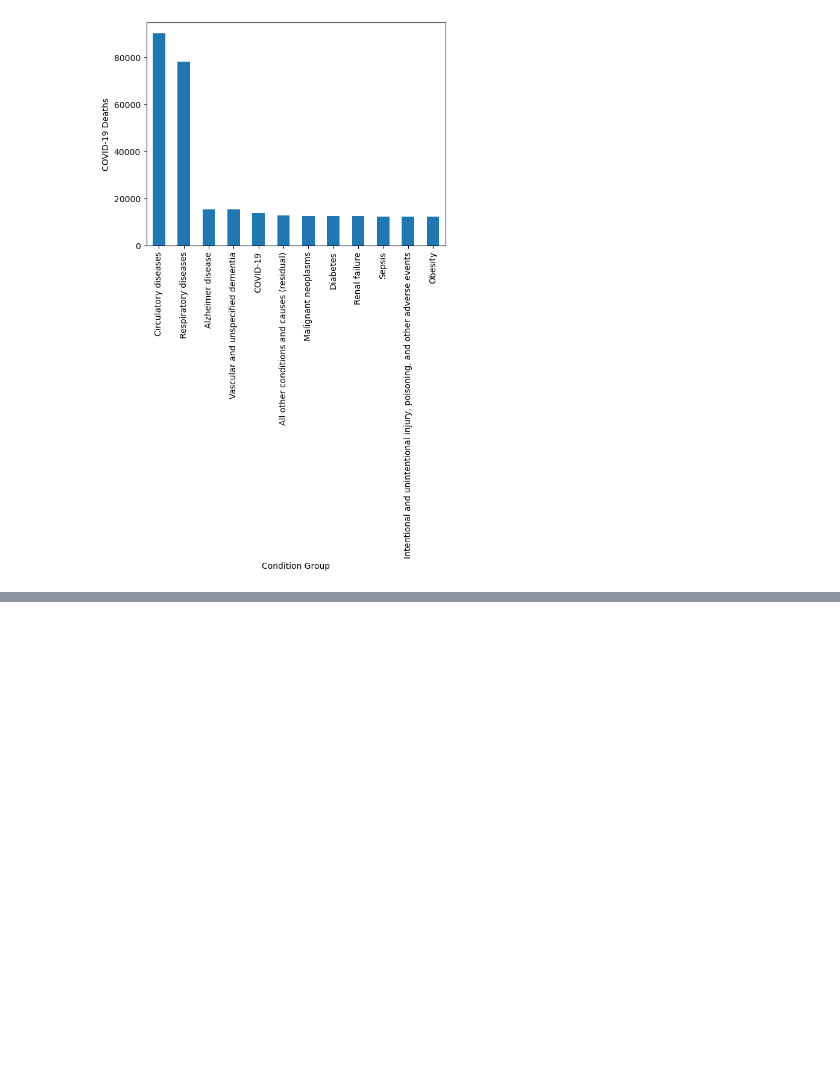
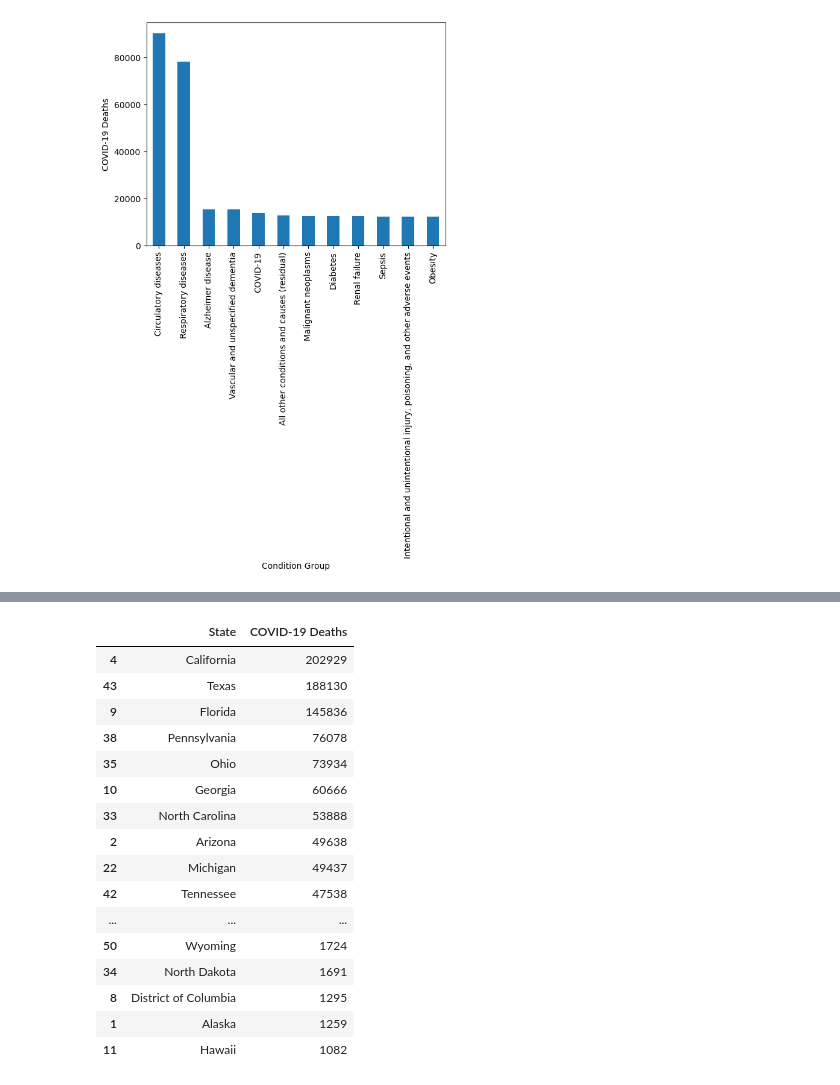
Before and after one commit to willbang548/Group_1, a Jupyter notebook: rbruceq1.ipynb, the cells around one changed output, grey strips where cells are left out. Cells and saved outputs as stored; diff of their text form; code cells hidden in the pictures; blank space fills up the shorter version.

```diff
--- a/rbruceq1.ipynb
+++ b/rbruceq1.ipynb
@@ -73,0 +85,30 @@ Name: COVID-19 Deaths, Length: 1242, dtype: int64
+# %%
+
+#DF 2021
+year = 2021
+values_to_drop = ['United States', 'New York', 'Puerto Rico']
+clean_df = clean_df.drop(clean_df[clean_df['State'].isin(values_to_drop)].index)
+df_year_2 = clean_df[clean_df['Year'] == year]
+grouped_2 = df_year_2.groupby('State')['COVID-19 Deaths'].sum()
+df_grouped_2 = pd.DataFrame({'State': grouped_2.index, 'COVID-19 Deaths': grouped_2.values})
+df_grouped_2 = df_grouped_2.sort_values('COVID-19 Deaths', ascending = False)
+
+df_grouped_2.head(50)
+# %% [output]
+|  | State | COVID-19 Deaths |
+| 4 | California | 202929 |
+| 43 | Texas | 188130 |
+| 9 | Florida | 145836 |
+| 38 | Pennsylvania | 76078 |
+| 35 | Ohio | 73934 |
+| 10 | Georgia | 60666 |
+| 33 | North Carolina | 53888 |
+| 2 | Arizona | 49638 |
+| 22 | Michigan | 49437 |
+| 42 | Tennessee | 47538 |
+| ... | ... | ... |
+| 50 | Wyoming | 1724 |
+| 34 | North Dakota | 1691 |
+| 8 | District of Columbia | 1295 |
+| 1 | Alaska | 1259 |
+| 11 | Hawaii | 1082 |
```
Also changed, not shown: parts of 3 cells of this notebook.
